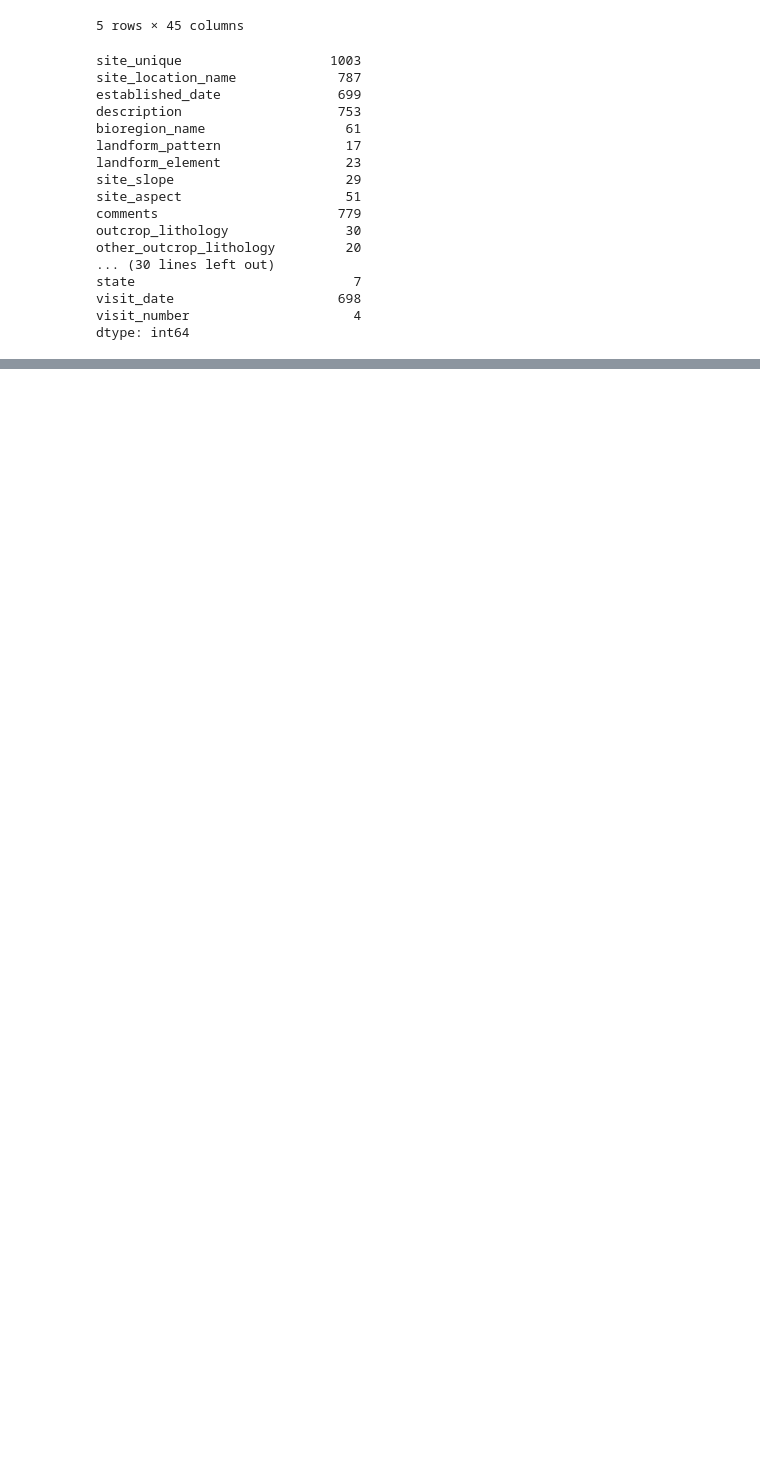
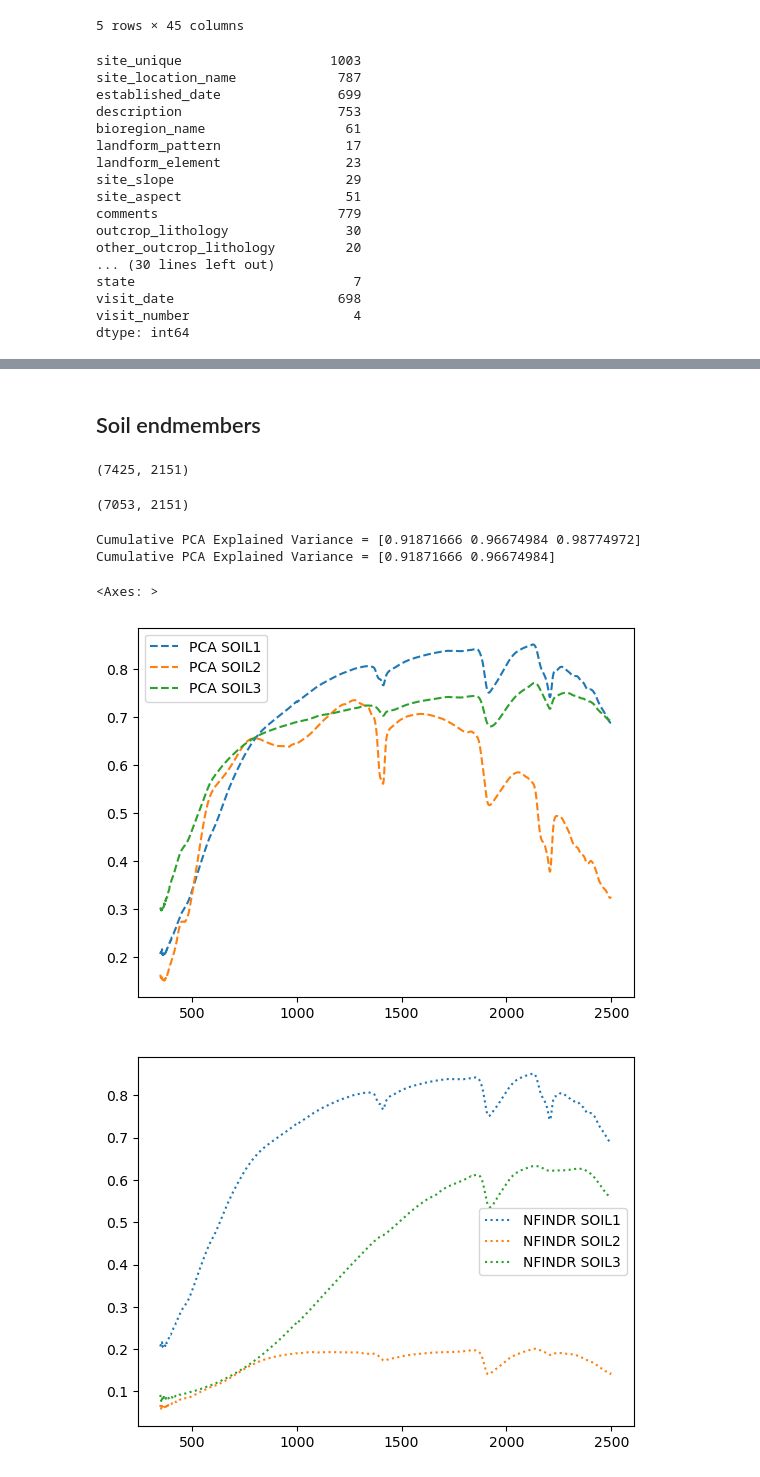
Before and after one commit to frontiersi/hyperspec-fc, a Jupyter notebook: field_spec/TERN_soil_spectra_all.ipynb, the cells around one changed output, grey strips where cells are left out. Saved outputs shown, nothing was run; the diff lists cells and outputs as text; code cells hidden in the pictures; blank space fills up the shorter version.

```diff
--- a/field_spec/TERN_soil_spectra_all.ipynb
+++ b/field_spec/TERN_soil_spectra_all.ipynb
@@ -127,0 +171,54 @@ The 'delim_whitespace' keyword in pd.read_csv is deprecated and will be removed
+# %% [markdown]
+## Soil endmembers
+# %%
+soil_stack = []
+soil_wavelengths = None
+for f in soil_files:
+    df = read_spectra(f)
+
+    # Only select columns starting with 'V'
+    v_columns = [col for col in df.columns if not col.startswith('W')]
+    if soil_wavelengths is None:
+        soil_wavelengths = df['Wavelength'].values
+        for col in v_columns: soil_stack.append(df[col])
+    else:
+        for col in v_columns: soil_stack.append(np.interp(soil_wavelengths, df['Wavelength'], df[col]))
+# %%
+soil_stack = np.array(soil_stack)
+soil_stack.shape
+# %% [output]
+(7425, 2151)
+# %%
+cleaned_soil = remove_outliers(soil_stack)
+cleaned_soil.shape
+# %% [output]
+(7053, 2151)
+# %%
+pca = PCA(n_components=3)
+pca_scores = pca.fit_transform(cleaned_soil)
+# Pick spectra that lie furthest along each PC
+endmember_idxs = [np.argmax(pca_scores[:, i]) for i in range(3)]
+pca_endmembers = cleaned_soil[endmember_idxs]
+# turn into dataframe
+columns = [f'PCA SOIL{i+1}' for i in range(pca_endmembers.shape[0])]
+pca_soil_df = pd.DataFrame(pca_endmembers.T, index=soil_wavelengths, columns=columns)
+# %%
+#from spectral.algorithms import nfindr
+nfindr_endmembers = nfindr(cleaned_soil, 3)  # extract 3 endmembers
+columns = [f'NFINDR SOIL{i+1}' for i in range(nfindr_endmembers.shape[0])]
+nfindr_soil_df = pd.DataFrame(nfindr_endmembers.T, index=soil_wavelengths, columns=columns)
+
+# Get endmembers for valid bands only
+qhull_endmembers = qhull(cleaned_soil, 2)
+columns = [f'QHULL SOIL{i+1}' for i in range(qhull_endmembers.shape[0])]
+qhull_soil_df = pd.DataFrame(qhull_endmembers.T, index=soil_wavelengths, columns=columns)
+
+pca_soil_df.plot(linestyle='--')
+nfindr_soil_df.plot(linestyle=':')
+qhull_soil_df.plot(linestyle='-.')
+# %% [output]
+Cumulative PCA Explained Variance = [0.91871666 0.96674984 0.98774972]
+Cumulative PCA Explained Variance = [0.91871666 0.96674984]
+<Axes: >
+[figure, added]
+[figure, added]
```
Also changed, not shown: parts of 35 cells of this notebook, 1 other file.
